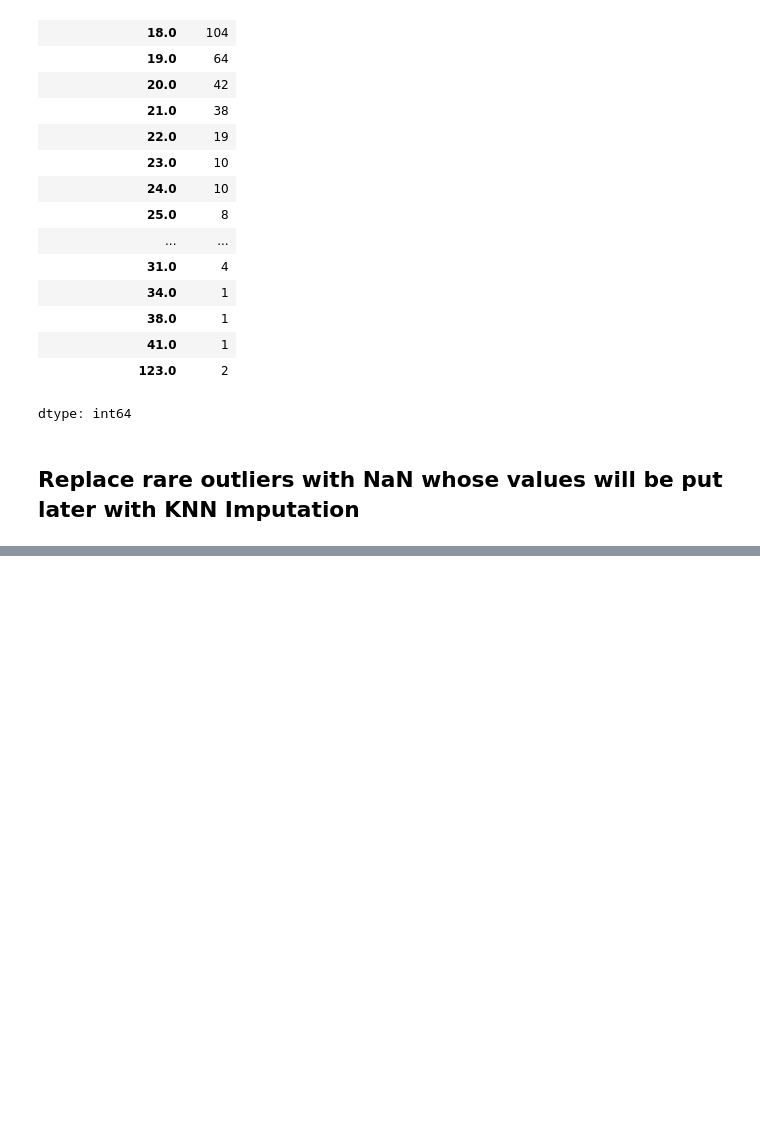
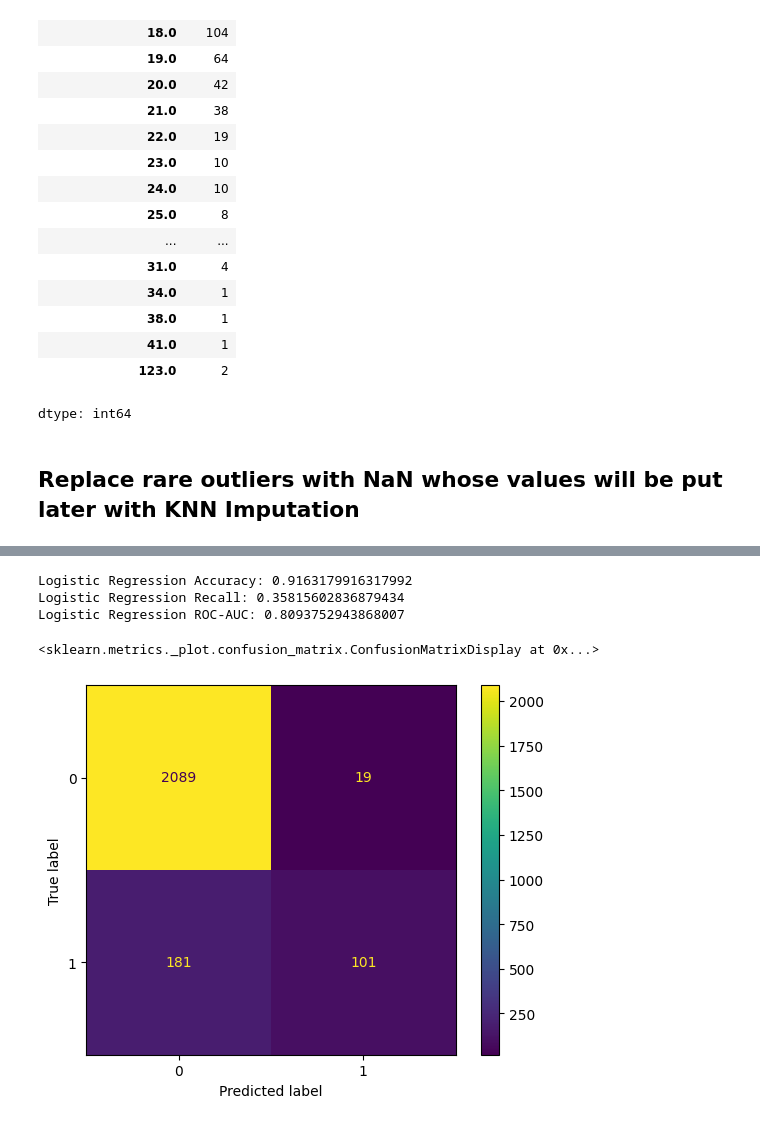
Before and after one commit to soumyadipnayak/summerschool2026, a Jupyter notebook: models/credit_risk_analysis.ipynb, the cells around one changed output, grey strips where cells are left out. Cells and saved outputs as stored; diff of their text form; code cells hidden in the pictures; blank space fills up the shorter version.

```diff
--- a/models/credit_risk_analysis.ipynb
+++ b/models/credit_risk_analysis.ipynb
@@ -221,0 +532,11 @@ x_val, x_test, y_val, y_test = train_test_split(
+# %%
+model_rf_final = Pipeline([
+        ("preprocessor", preprocessor),
+        ("classifier", RandomForestClassifier(
+            max_depth=14,
+            # class_weight="balanced",
+            # n_estimators=5,
+            random_state=42
+        ))
+    ])
+model_rf_final.fit(X_stable_train, y_stable_train)
@@ -221,0 +559,20 @@ x_val, x_test, y_val, y_test = train_test_split(
+# %%
+y_stable_pred_rf = model_rf_final.predict(X_stable_test)
+y_stable_proba_rf = model_rf_final.predict_proba(X_stable_test)[:, 1]
+print("Logistic Regression Accuracy:",
+      accuracy_score(y_stable_test, y_stable_pred_rf))
+print("Logistic Regression Recall:", recall_score(
+    y_stable_test, y_stable_pred_rf))
+print("Logistic Regression ROC-AUC:",
+      roc_auc_score(y_stable_test, y_stable_proba_rf))
+# %% [output]
+Logistic Regression Accuracy: 0.9163179916317992
+Logistic Regression Recall: 0.35815602836879434
+Logistic Regression ROC-AUC: 0.8093752943868007
+# %%
+cm = confusion_matrix(y_stable_test, y_stable_pred_rf)
+
+ConfusionMatrixDisplay(cm).plot()
+# %% [output]
+<sklearn.metrics._plot.confusion_matrix.ConfusionMatrixDisplay at 0x...>
+[figure, added]
```
Also changed, not shown: parts of 67 cells of this notebook.
